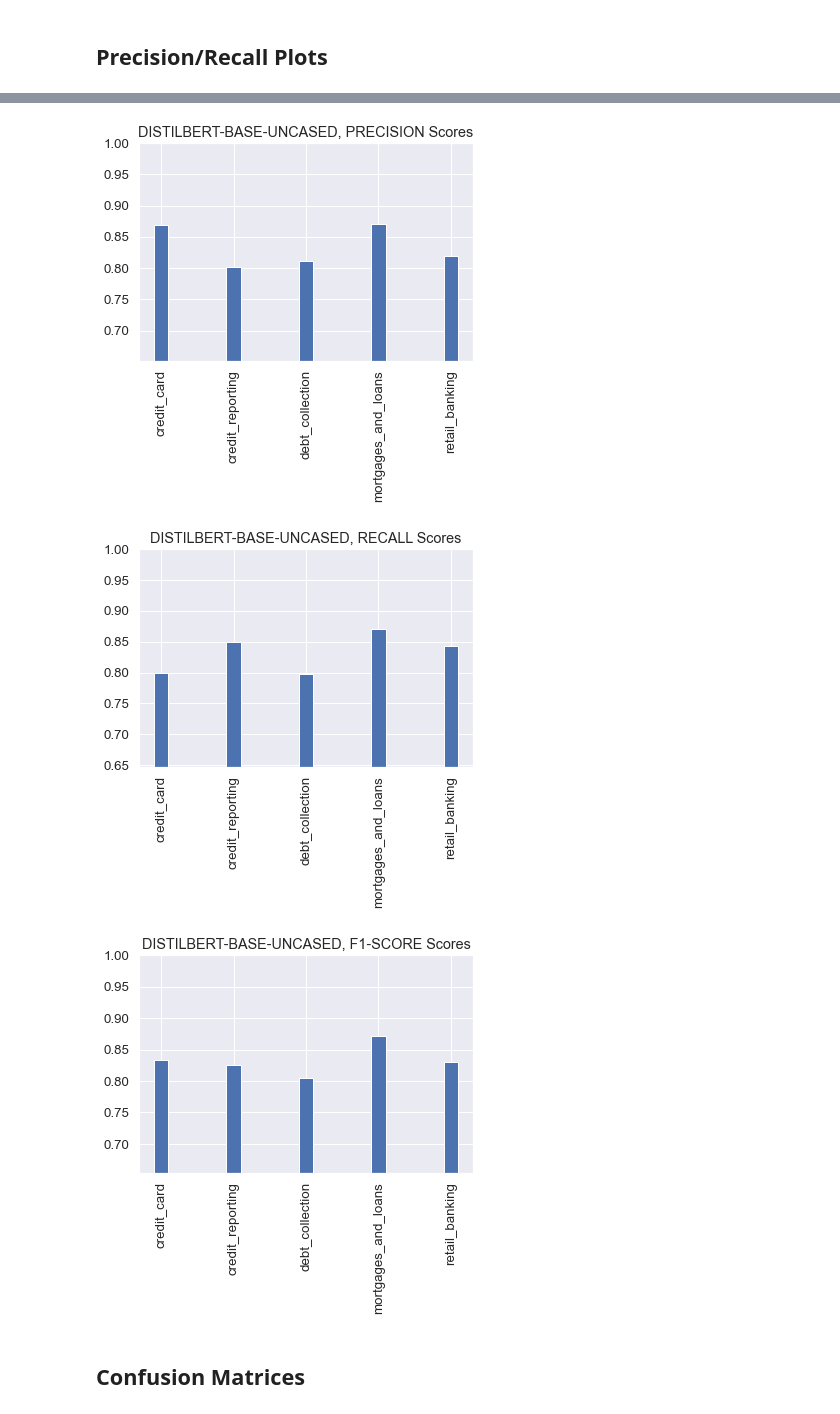
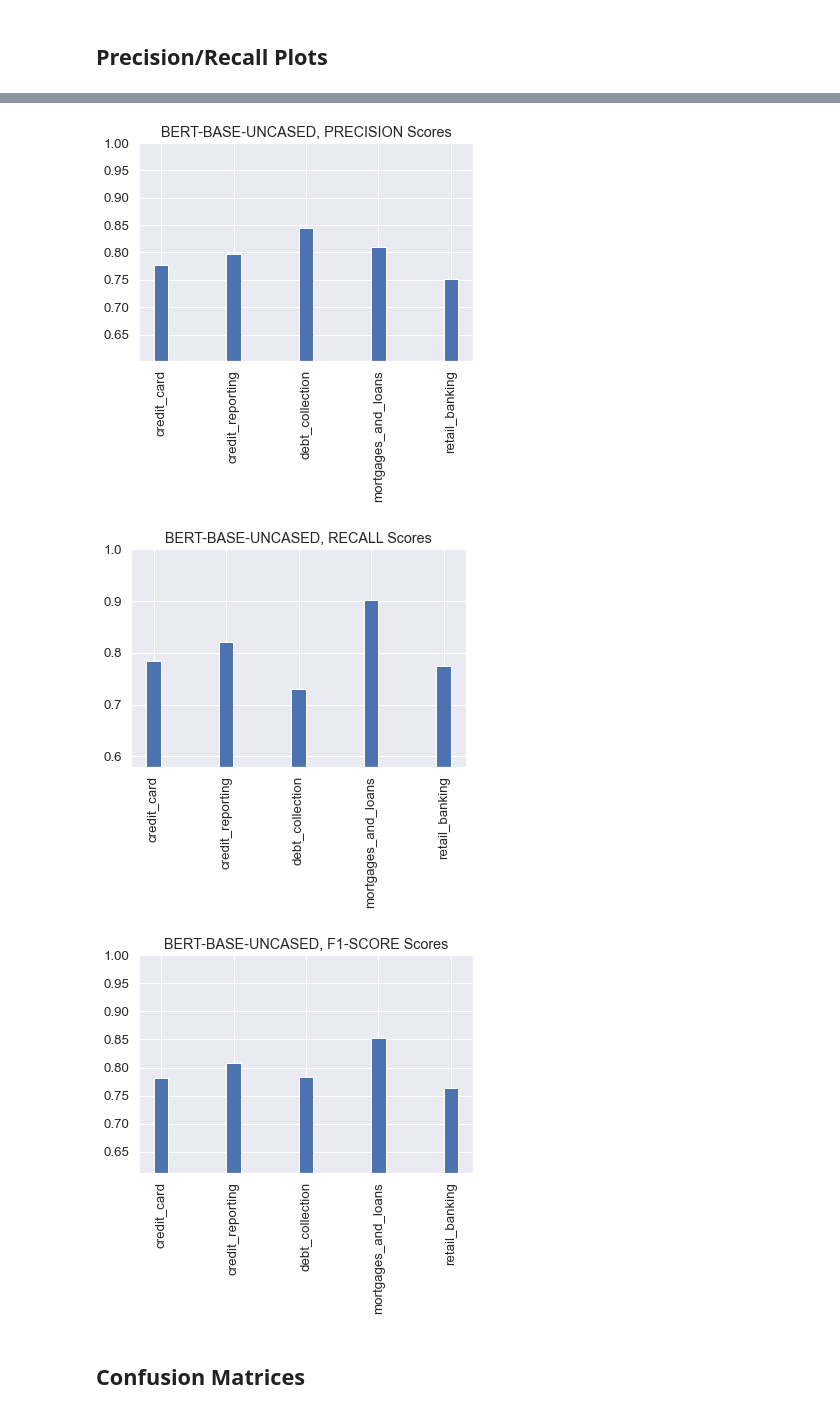
Before and after one commit to Patrickdg/NLP_Classification-Consumer_Complaints, a Jupyter notebook: post_analysis.ipynb, the cells around one changed output, grey strips where cells are left out. Saved outputs shown, nothing was run; the diff lists cells and outputs as text; code cells hidden in the pictures.

```diff
--- a/post_analysis.ipynb
+++ b/post_analysis.ipynb
@@ -120,9 +124,9 @@ plot_results('xgb')
 # %%
-plot_results('distilbert-base-uncased', bert = True)
+plot_results('bert-base-uncased', bert = True)
 # %% [output]
-[figure, old version]
+[figure, new version]
-[figure, old version]
+[figure, new version]
-[figure, old version]
+[figure, new version]
 # %% [markdown]
 ## Confusion Matrices
 # %%
```
Also changed, not shown: parts of 14 cells of this notebook, 8 other files.
